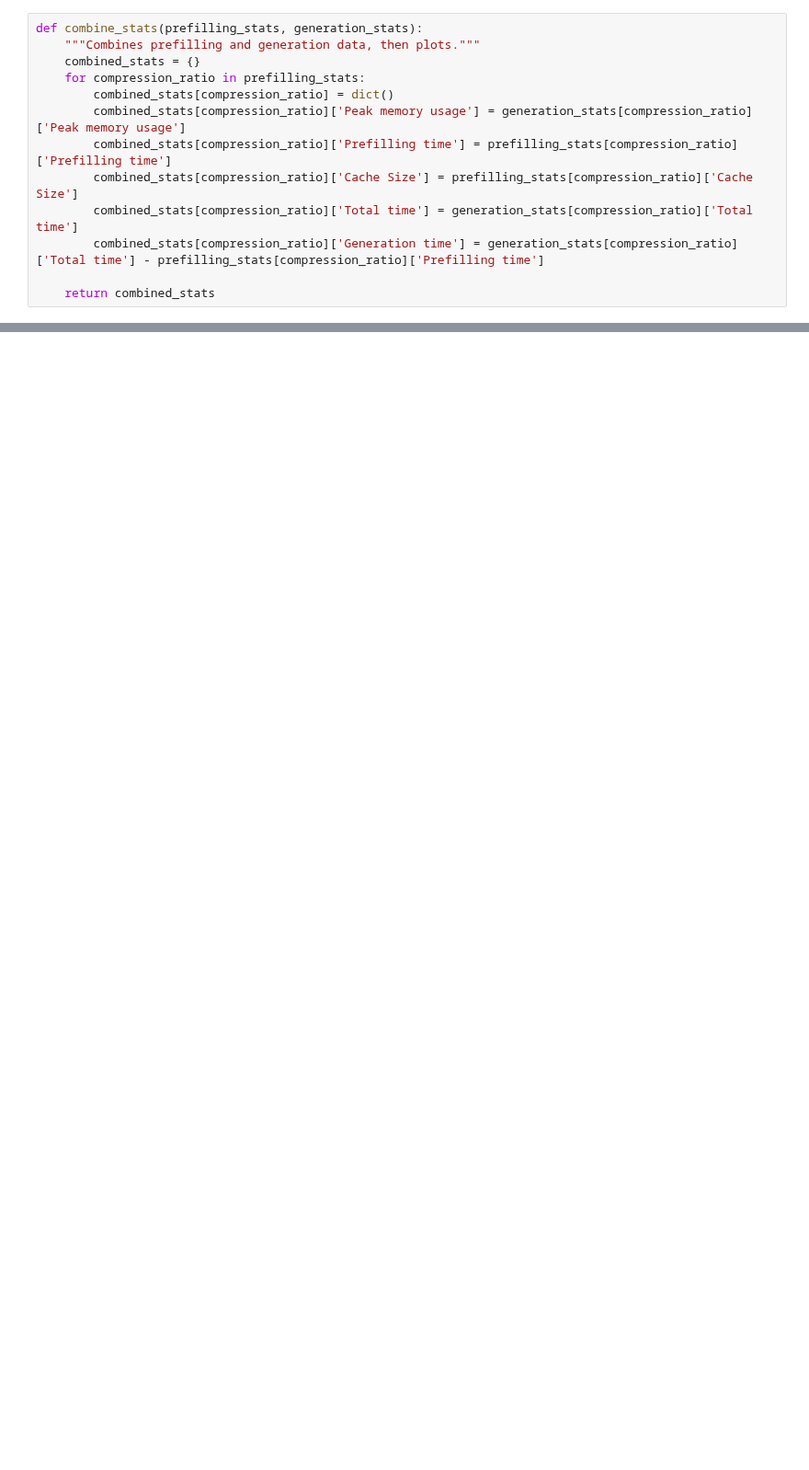
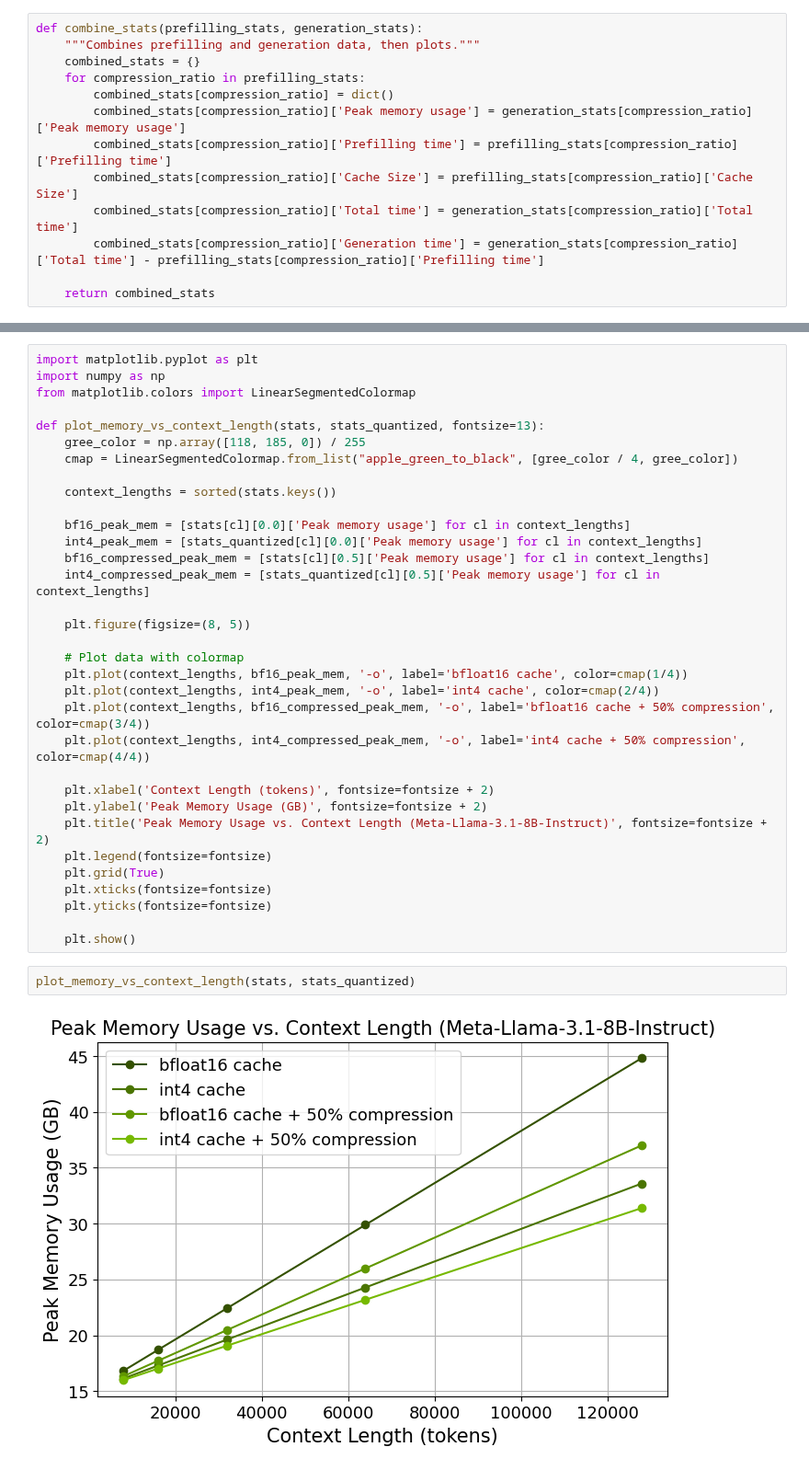
Before and after one commit to NVIDIA/kvpress, a Jupyter notebook: notebooks/speed_and_memory.ipynb, the cells around one changed output, grey strips where cells are left out. Shown at 92% size. Saved outputs shown, nothing was run; the diff lists cells and outputs as text; blank space fills up the shorter version.

```diff
--- a/notebooks/speed_and_memory.ipynb
+++ b/notebooks/speed_and_memory.ipynb
@@ -241,0 +243,37 @@ plot_compression_stats(stats_quantized, title_suffix=' (4bit)', max_peak_memory=
+# %%
+import matplotlib.pyplot as plt
+import numpy as np
+from matplotlib.colors import LinearSegmentedColormap
+
+def plot_memory_vs_context_length(stats, stats_quantized, fontsize=13):
+    gree_color = np.array([118, 185, 0]) / 255
+    cmap = LinearSegmentedColormap.from_list("apple_green_to_black", [gree_color / 4, gree_color])
+
+    context_lengths = sorted(stats.keys())
+
+    bf16_peak_mem = [stats[cl][0.0]['Peak memory usage'] for cl in context_lengths]
+    int4_peak_mem = [stats_quantized[cl][0.0]['Peak memory usage'] for cl in context_lengths]
+    bf16_compressed_peak_mem = [stats[cl][0.5]['Peak memory usage'] for cl in context_lengths]
+    int4_compressed_peak_mem = [stats_quantized[cl][0.5]['Peak memory usage'] for cl in context_lengths]
+
+    plt.figure(figsize=(8, 5))
+
+    # Plot data with colormap
+    plt.plot(context_lengths, bf16_peak_mem, '-o', label='bfloat16 cache', color=cmap(1/4))
+    plt.plot(context_lengths, int4_peak_mem, '-o', label='int4 cache', color=cmap(2/4))
+    plt.plot(context_lengths, bf16_compressed_peak_mem, '-o', label='bfloat16 cache + 50% compression', color=cmap(3/4))
+    plt.plot(context_lengths, int4_compressed_peak_mem, '-o', label='int4 cache + 50% compression', color=cmap(4/4))
+
+    plt.xlabel('Context Length (tokens)', fontsize=fontsize + 2)
+    plt.ylabel('Peak Memory Usage (GB)', fontsize=fontsize + 2)
+    plt.title('Peak Memory Usage vs. Context Length (Meta-Llama-3.1-8B-Instruct)', fontsize=fontsize + 2)
+    plt.legend(fontsize=fontsize)
+    plt.grid(True)
+    plt.xticks(fontsize=fontsize)
+    plt.yticks(fontsize=fontsize)
+
+    plt.show()
+# %%
+plot_memory_vs_context_length(stats, stats_quantized)
+# %% [output]
+[figure, added]
```
Also changed, not shown: parts of 4 cells of this notebook, 3 other files.
